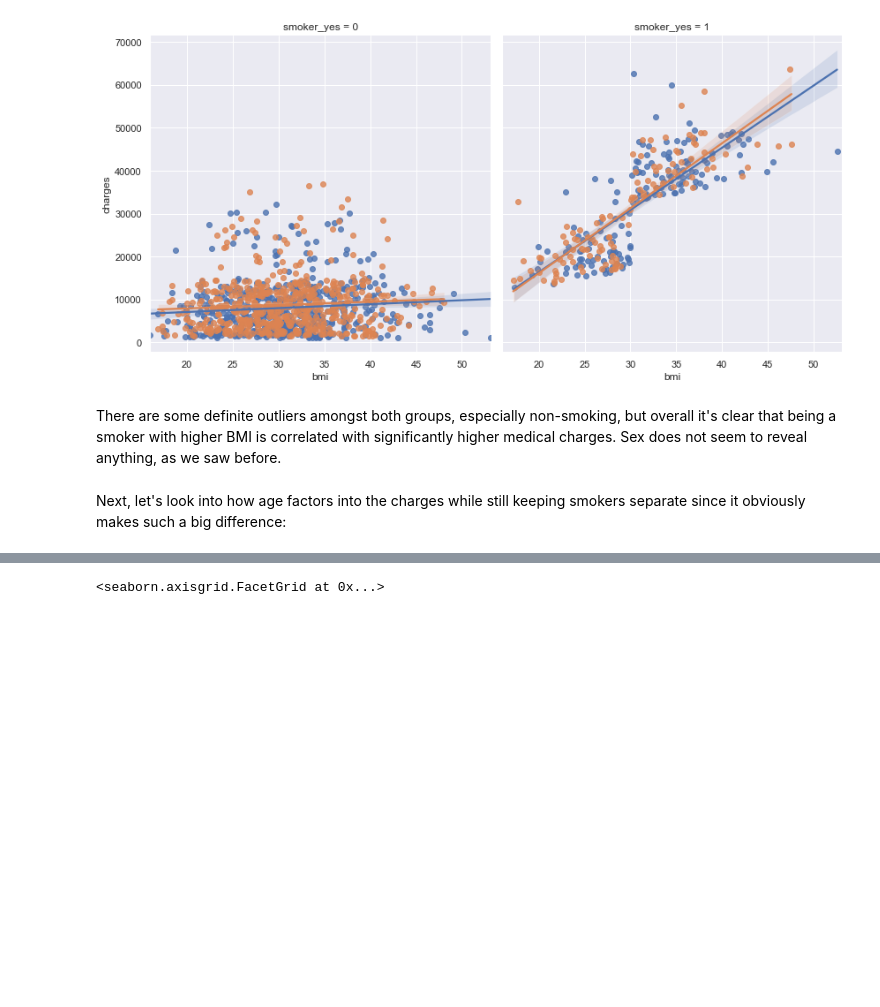
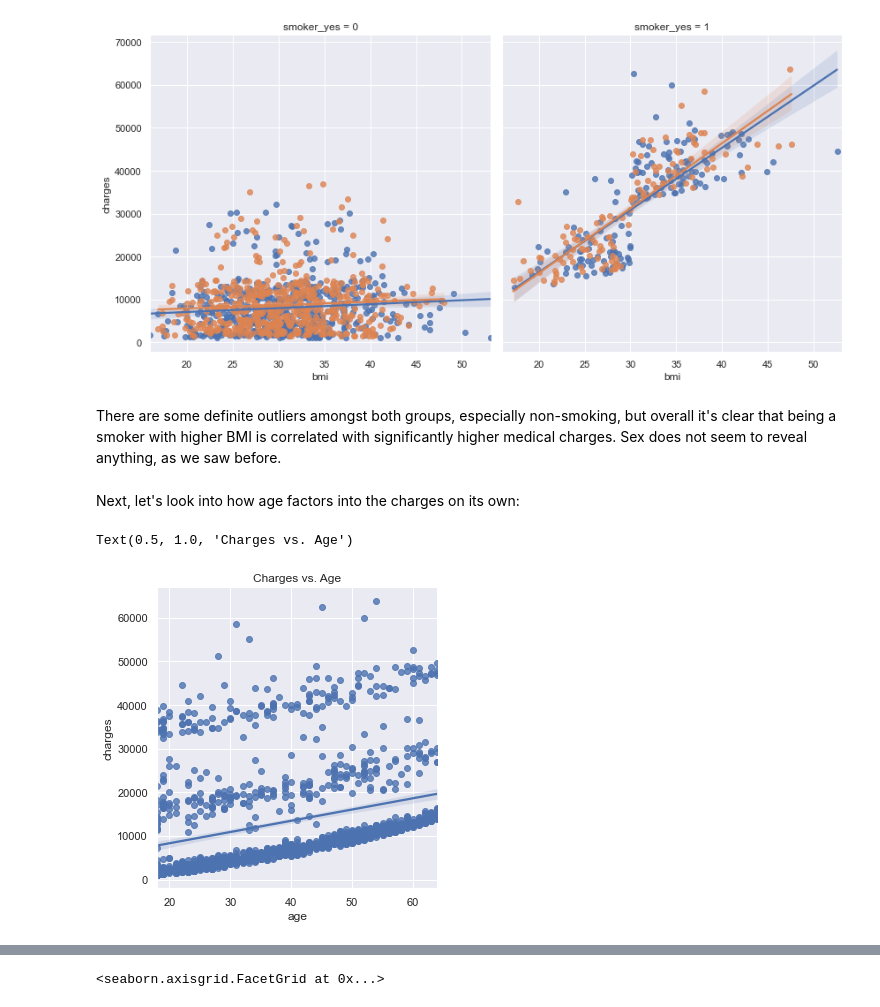
Before and after one commit to dbbabcock/DATA602_homework_1, a Jupyter notebook: ins_data_eda.ipynb, the cells around one changed output, grey strips where cells are left out. Cells and saved outputs as stored; diff of their text form; code cells hidden in the pictures; blank space fills up the shorter version.

```diff
--- a/ins_data_eda.ipynb
+++ b/ins_data_eda.ipynb
@@ -115,4 +115,11 @@ grid_plots.map(sns.regplot, "bmi", "charges")
 # %% [markdown]
 There are some definite outliers amongst both groups, especially non-smoking, but overall it's clear that being a smoker with higher BMI is correlated with significantly higher medical charges. Sex does not seem to reveal anything, as we saw before.
 # %% [markdown]
-Next, let's look into how age factors into the charges while still keeping smokers separate since it obviously makes such a big difference:
+Next, let's look into how age factors into the charges on its own:
+# %%
+# Use an lpmlot to show the relationship between charges vs. age:
+sns.lmplot(x ='age', y ='charges', data = ins_data)
+plt.title("Charges vs. Age")
+# %% [output]
+Text(0.5, 1.0, 'Charges vs. Age')
+[figure, added]
```
Also changed, not shown: parts of 4 cells of this notebook, 6 other files.
